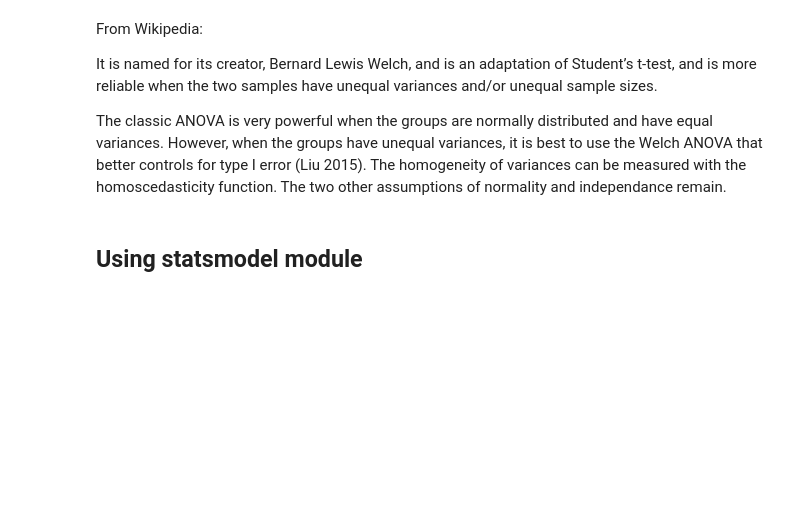
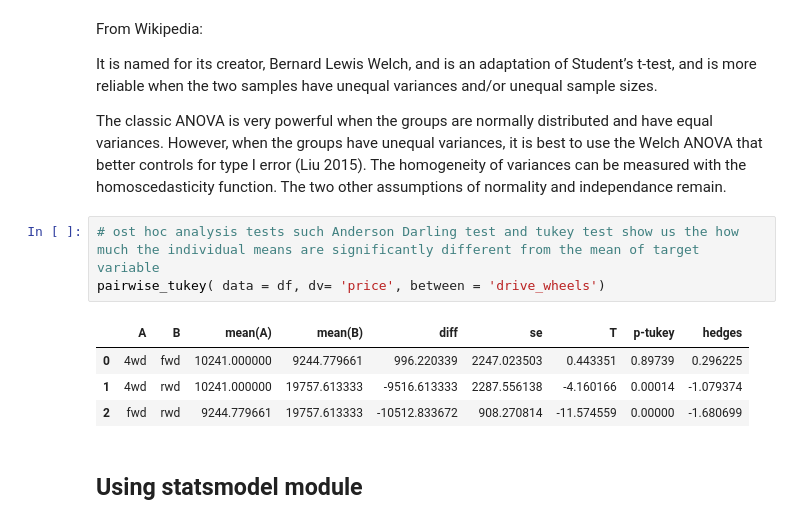
Before and after one commit to obeabi/Stats, a Jupyter notebook: 1Way_Anova.ipynb, the cells around one changed output. Drawn from its saved outputs; the diff is of its cells as text; blank space fills up the shorter version.

```diff
--- a/1Way_Anova.ipynb
+++ b/1Way_Anova.ipynb
@@ -283,6 +286,14 @@ From Wikipedia:
 It is named for its creator, Bernard Lewis Welch, and is an adaptation of Student’s t-test, and is more reliable when the two samples have unequal variances and/or unequal sample sizes.
 
 The classic ANOVA is very powerful when the groups are normally distributed and have equal variances. However, when the groups have unequal variances, it is best to use the Welch ANOVA that better controls for type I error (Liu 2015). The homogeneity of variances can be measured with the homoscedasticity function. The two other assumptions of normality and independance remain.
+# %%
+# ost hoc analysis tests such Anderson Darling test and tukey test show us the how much the individual means are significantly different from the mean of target variable
+pairwise_tukey( data = df, dv= 'price', between = 'drive_wheels')
+# %% [output]
+|  | A | B | mean(A) | mean(B) | diff | se | T | p-tukey | hedges |
+| 0 | 4wd | fwd | 10241.000000 | 9244.779661 | 996.220339 | 2247.023503 | 0.443351 | 0.89739 | 0.296225 |
+| 1 | 4wd | rwd | 10241.000000 | 19757.613333 | -9516.613333 | 2287.556138 | -4.160166 | 0.00014 | -1.079374 |
+| 2 | fwd | rwd | 9244.779661 | 19757.613333 | -10512.833672 | 908.270814 | -11.574559 | 0.00000 | -1.680699 |
 # %% [markdown]
 ## Using statsmodel  module
 # %%
```
Also changed, not shown: parts of 4 cells of this notebook.
